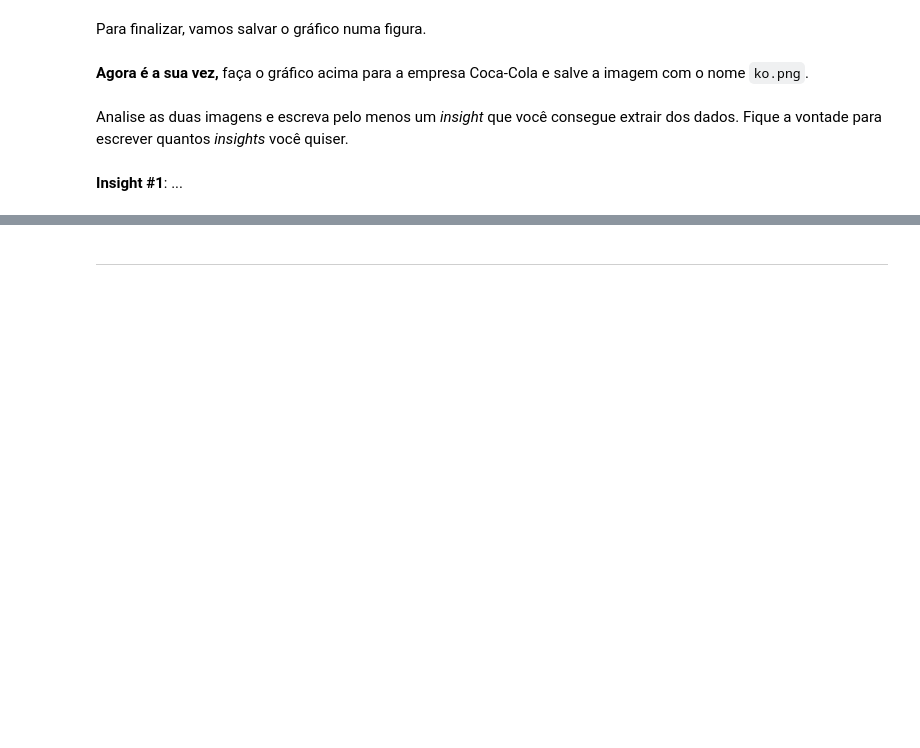
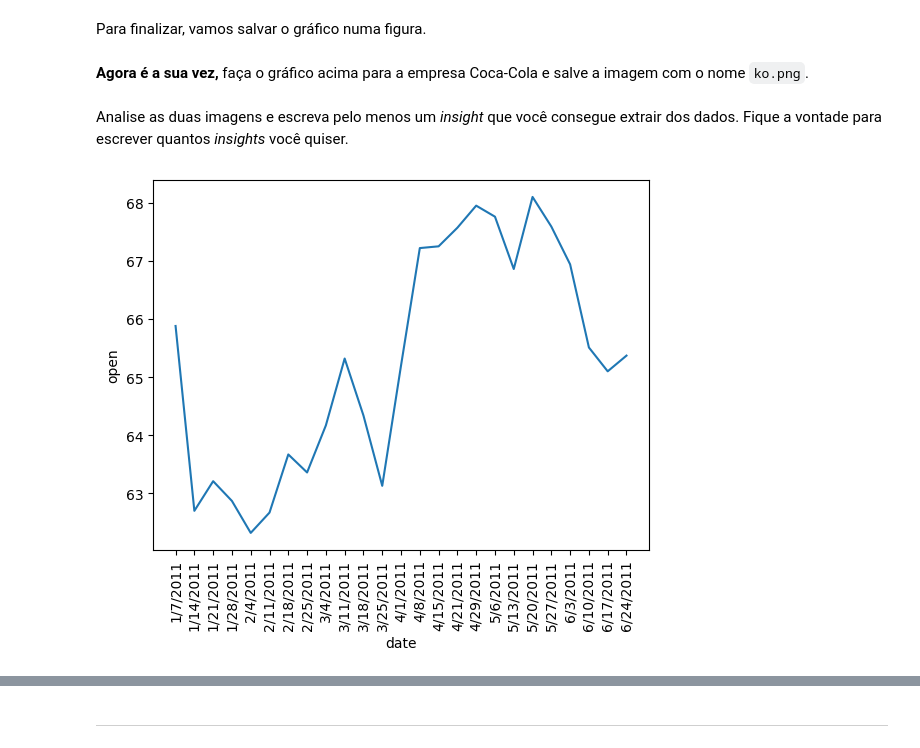
Before and after one commit to Bruno-Braganca-Fernandes/exercicio_modulo7_Python, a Jupyter notebook: Python_M7_exercise.ipynb, the cells around one changed output, grey strips where cells are left out. Saved outputs shown, nothing was run; the diff lists cells and outputs as text; code cells hidden in the pictures; blank space fills up the shorter version.

Commit message:
feat: Clean and plot Coca-Cola (KO) stock data

```diff
--- a/Python_M7_exercise.ipynb
+++ b/Python_M7_exercise.ipynb
@@ -303,5 +302,8 @@ plot.figure.savefig("./mcd.png")
 # visualização dos dados da Coca-Cola.
 # %% [markdown]
 Analise as duas imagens e escreva pelo menos um *insight* que você consegue extrair dos dados. Fique a vontade para escrever quantos *insights* você quiser.
-# %% [markdown]
-**Insight #1**: ...
+# %%
+plot_ko = sns.lineplot(x="date", y="open", data=df_ko)
+_ = plot_ko.set_xticklabels(labels=df_ko['date'], rotation=90)
+# %% [output]
+[figure, added]
```
Also changed, not shown: parts of 12 cells of this notebook, 1 other file.
